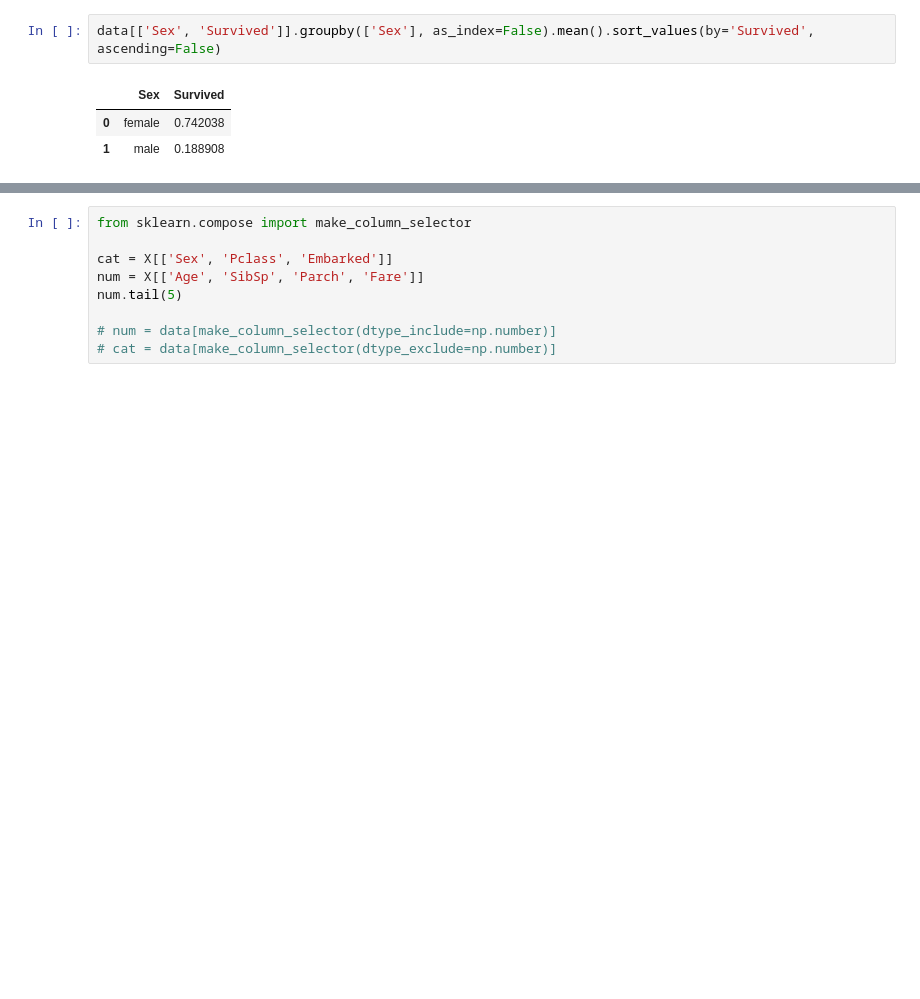
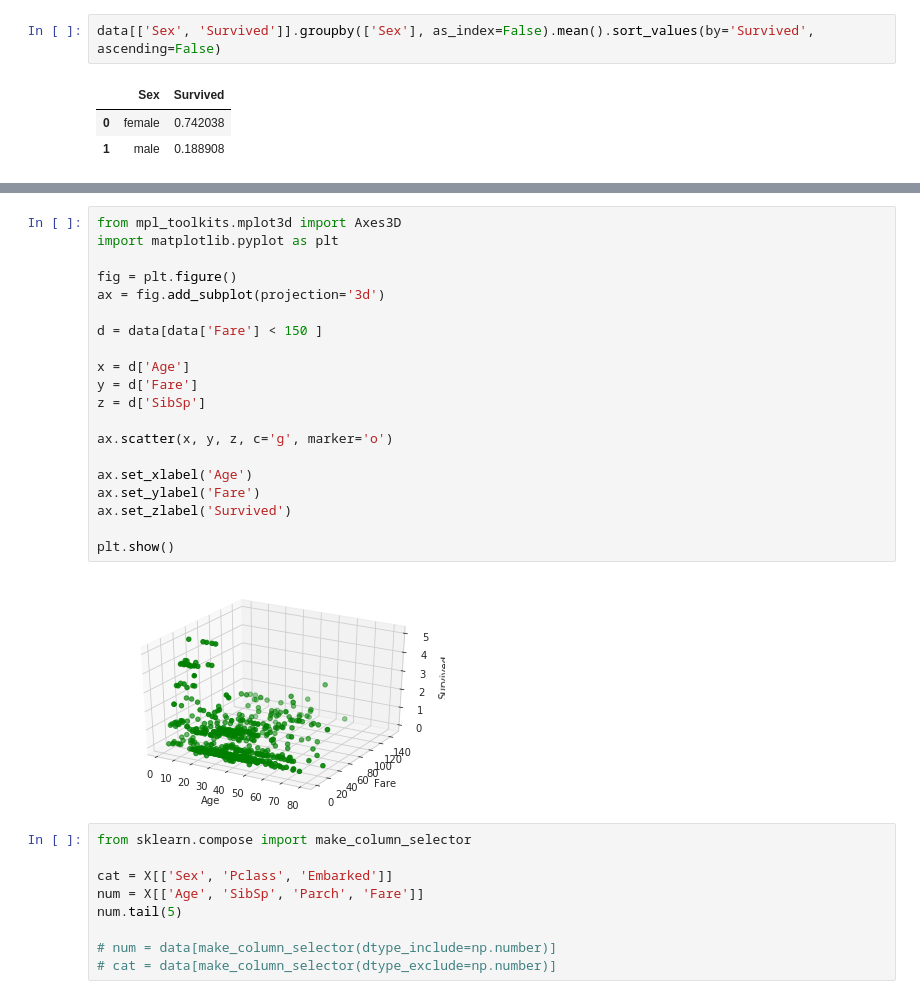
Before and after one commit to Ymvej/Simplon-Titanic-Gr9, a Jupyter notebook: Titanic.ipynb, the cells around one changed output, grey strips where cells are left out. Saved outputs shown, nothing was run; the diff lists cells and outputs as text; blank space fills up the shorter version.

```diff
--- a/Titanic.ipynb
+++ b/Titanic.ipynb
@@ -150,3 +165,25 @@ sns.pairplot(num)
+# %%
+from mpl_toolkits.mplot3d import Axes3D
+import matplotlib.pyplot as plt
+
+fig = plt.figure()
+ax = fig.add_subplot(projection='3d')
+
+d = data[data['Fare'] < 150 ]
+
+x = d['Age']
+y = d['Fare']
+z = d['SibSp']
+
+ax.scatter(x, y, z, c='g', marker='o')
+
+ax.set_xlabel('Age')
+ax.set_ylabel('Fare')
+ax.set_zlabel('Survived')
+
+plt.show()
+# %% [output]
+[figure, added]
 # %%
 from sklearn.compose import make_column_selector
 
```
Also changed, not shown: parts of 2 cells of this notebook.
